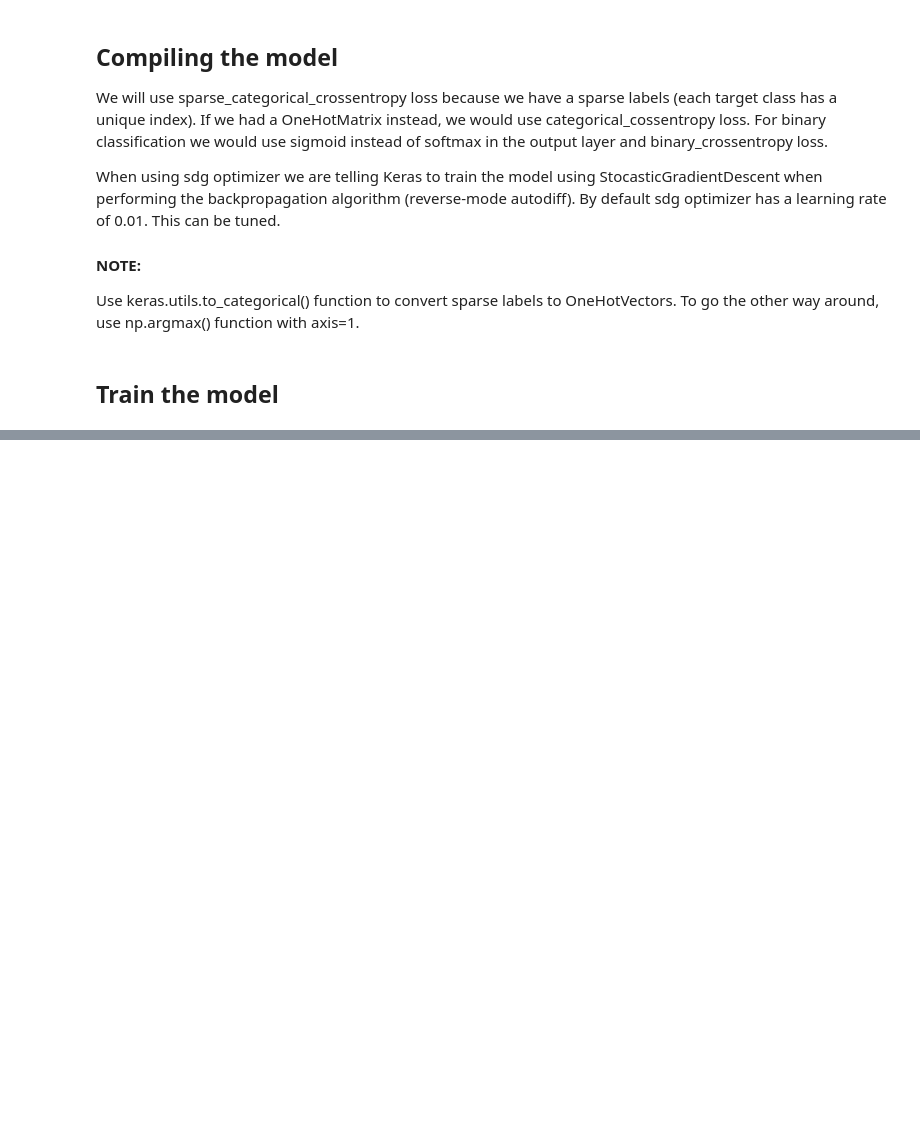
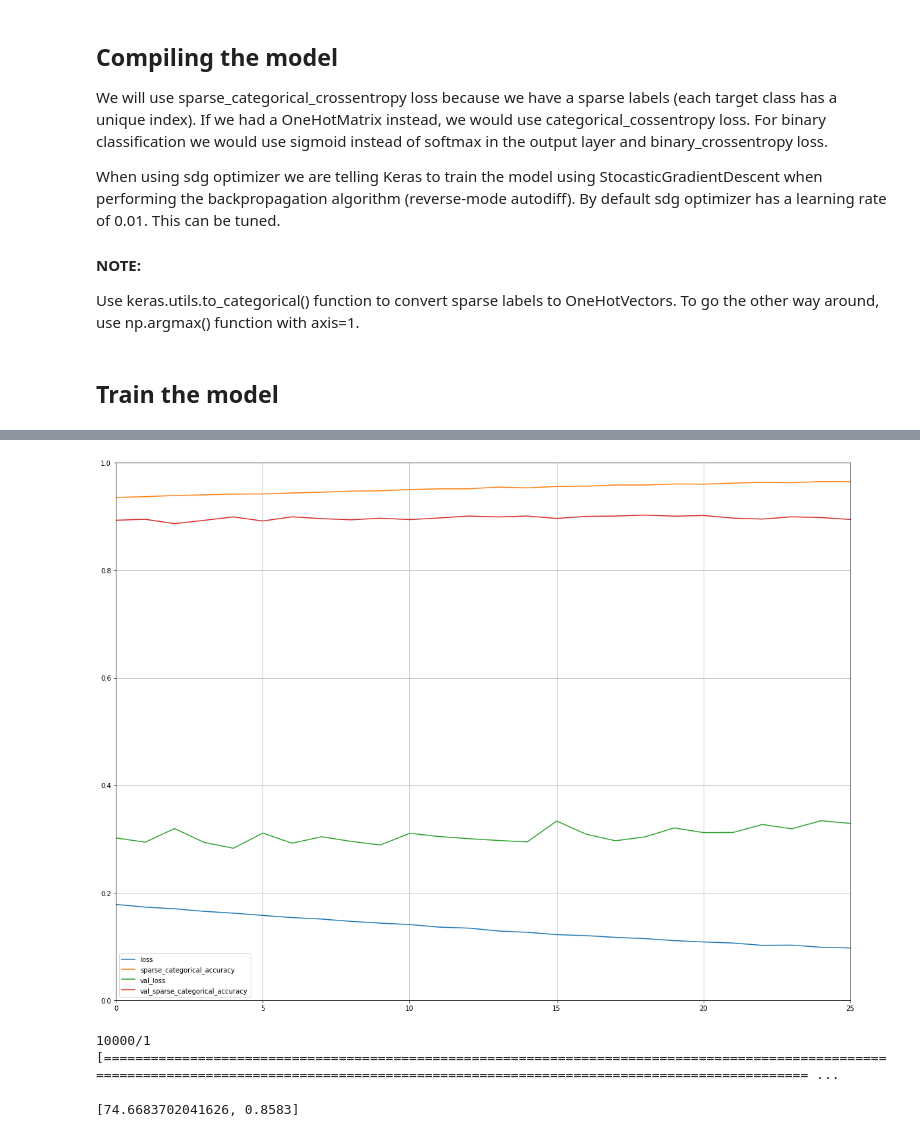
Before and after one commit to adzarei/uned-master-bigdata, a Jupyter notebook: AAI/Keras_tf/image_clf_seq_api.ipynb, the cells around one changed output, grey strips where cells are left out. Saved outputs shown, nothing was run; the diff lists cells and outputs as text; code cells hidden in the pictures; blank space fills up the shorter version.

Commit message:
intro to Keras with Sequential API in a classification problem finished.

```diff
--- a/AAI/Keras_tf/image_clf_seq_api.ipynb
+++ b/AAI/Keras_tf/image_clf_seq_api.ipynb
@@ -170,0 +210,16 @@ Epoch 30/30
+# %%
+model3 = keras.models.Sequential([
+    keras.layers.Flatten(input_shape=[28,28]),
+    keras.layers.Dense(500, activation=keras.activations.relu),
+    keras.layers.Dense(300, activation=keras.activations.relu),
+    keras.layers.Dense(100, activation=keras.activations.relu),
+    keras.layers.Dense(10 , activation=keras.activations.softmax)
+])
+# %%
+model3.compile(
+    loss=keras.losses.sparse_categorical_crossentropy,
+    optimizer=keras.optimizers.SGD(learning_rate=0.01),
+    metrics=[keras.metrics.sparse_categorical_accuracy]
+             )
+# %%
+history_mod3 = model3.fit(x_train, y_train, epochs=26, validation_data=(x_valid, y_valid))
@@ -170,0 +244,12 @@ Epoch 30/30
+# %%
+pd.DataFrame(history_mod3.history).plot(figsize=(model.evaluate(x_test, y_test), 15))
+plt.grid(True)
+plt.gca().set_ylim(0, 1) # Vertical range.
+plt.show()
+# %% [output]
+[figure, added]
+# %%
+model3.evaluate(x_test, y_test)
+# %% [output]
+10000/1 [=============================================================================================================================================================================================== ...
+[74.6683702041626, 0.8583]
```
Also changed, not shown: parts of 10 cells of this notebook.
